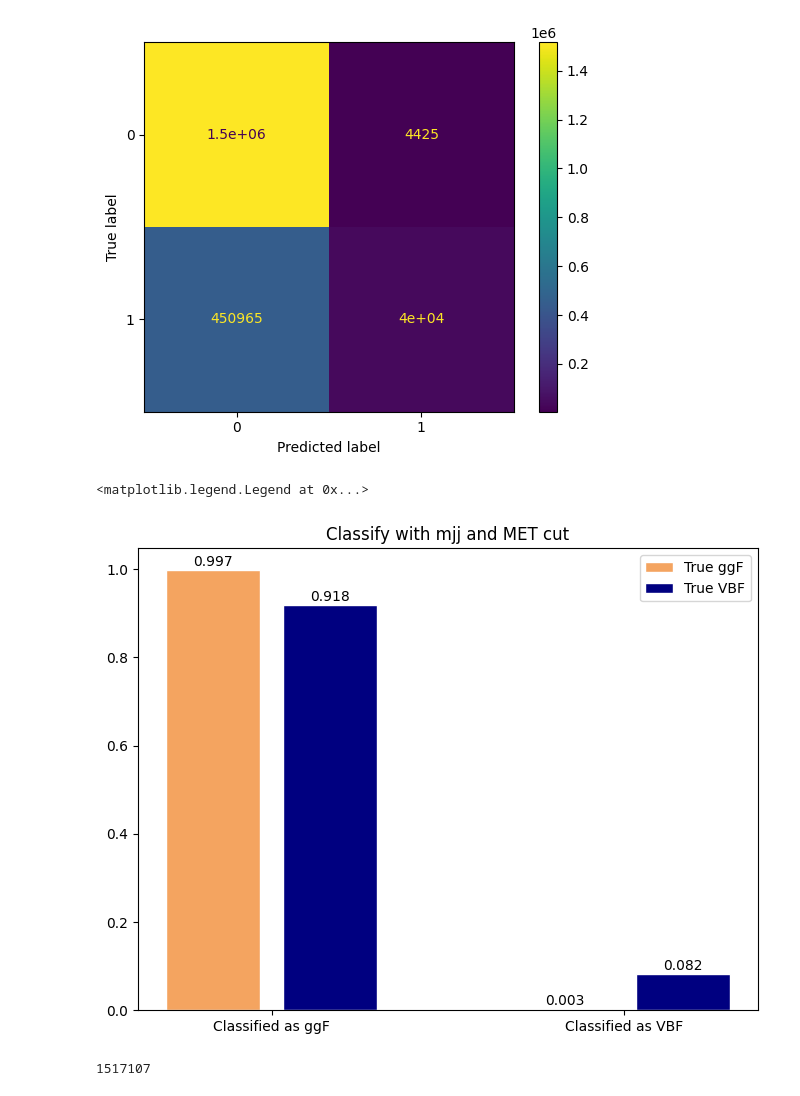
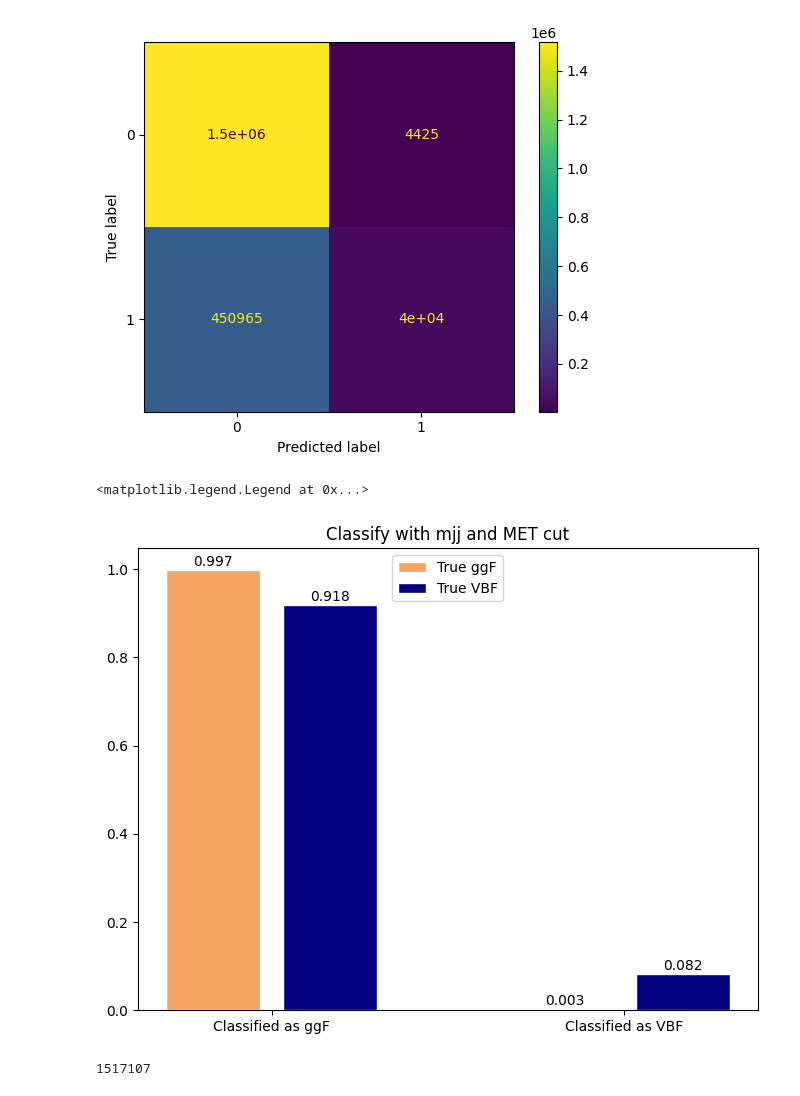
Before and after one commit to Cyankavvv/dark_photon_production, a Jupyter notebook: analisis.ipynb, the cells around one changed output. Drawn from its saved outputs; the diff is of its cells as text; code cells hidden in the pictures.

```diff
--- a/analisis.ipynb
+++ b/analisis.ipynb
@@ -211,28 +219,28 @@ ConfusionMatrixDisplay(cm).plot()
 # %%
 
 
 
 ggf_as_ggf = cm[0,0]
 ggf_as_vbf = cm[0,1]
 vbf_as_ggf = cm[1,0]
 vbf_as_vbf = cm[1,1]
 bars1 = np.array([ggf_as_ggf, ggf_as_vbf]) / (ggf_as_ggf+ggf_as_vbf)#+df2_not_used[df2_not_used['tipo'] == 'ggf'].shape[0])
 bars2 = np.array([vbf_as_ggf, vbf_as_vbf]) / (vbf_as_ggf+vbf_as_vbf)#+df2_not_used[df2_not_used['tipo'] == 'vbf'].shape[0])
 pos1 = [0,3]
 pos2 = [1,4]
 plt.figure(figsize=(8, 6))
 plt.bar(pos1, bars1, width=.8, color='sandybrown', edgecolor='white', label='True ggF')
 plt.bar(pos2, bars2, width=.8, color="navy", edgecolor='white', label='True VBF')
 plt.xticks([.5,3.5] ,['Classified as ggF','Classified as VBF'])
 
 for i in range(2):
      plt.text(pos1[i], bars1[i] + 0.01, str(round(bars1[i],3)), ha='center')
      plt.text(pos2[i], bars2[i] + 0.01, str(round(bars2[i],3)), ha='center')
 plt.title("Classify with mjj and MET cut")
-plt.legend()
+plt.legend(loc='upper center')
 # %% [output]
 <matplotlib.legend.Legend at 0x...>
-[figure, old version]
+[figure, new version]
 # %%
 ggf_as_ggf
 # %% [output]
```
Also changed, not shown: parts of 2 cells of this notebook, 4 other files.
